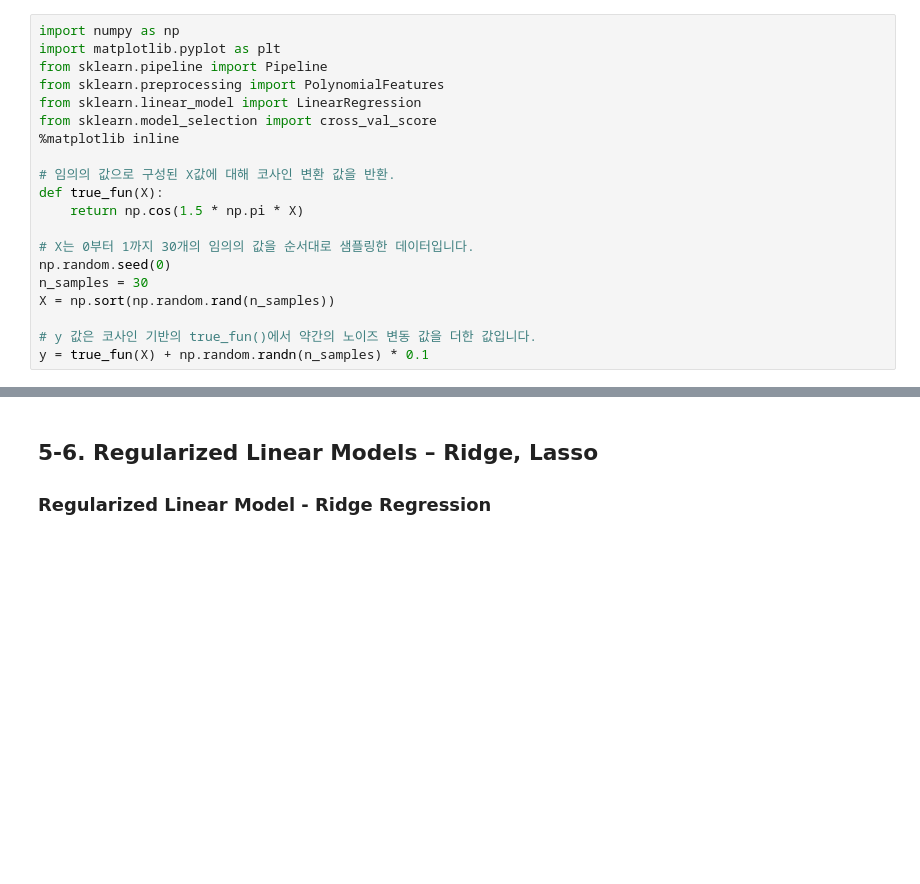
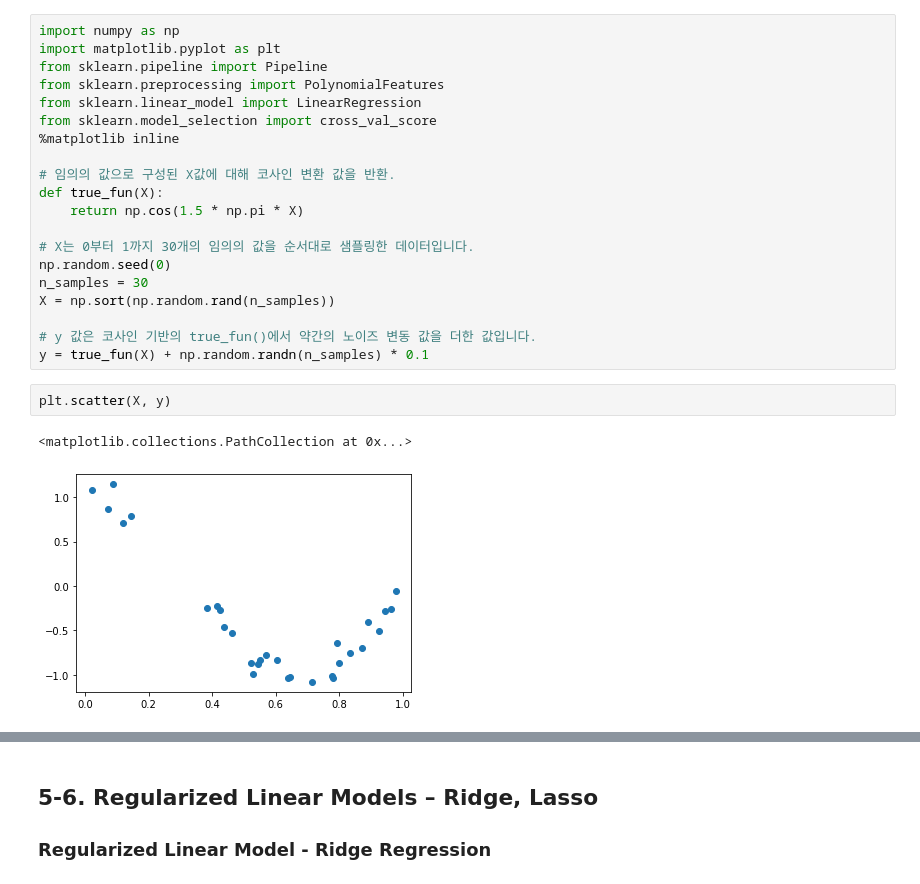
Before and after one commit to ychoi-kr/pymldg-rev, a Jupyter notebook: 5장/5.3_Gradient_Descent_5.4_LinearModel_5.5_Polynomial_5.6_Regularized_model.ipynb, the cells around one changed output, grey strips where cells are left out. Drawn from its saved outputs; the diff is of its cells as text; blank space fills up the shorter version.

```diff
--- a/5장/5.3_Gradient_Descent_5.4_LinearModel_5.5_Polynomial_5.6_Regularized_model.ipynb
+++ b/5장/5.3_Gradient_Descent_5.4_LinearModel_5.5_Polynomial_5.6_Regularized_model.ipynb
@@ -365,6 +377,11 @@ X = np.sort(np.random.rand(n_samples))
 
 # y 값은 코사인 기반의 true_fun()에서 약간의 노이즈 변동 값을 더한 값입니다.
 y = true_fun(X) + np.random.randn(n_samples) * 0.1
+# %%
+plt.scatter(X, y)
+# %% [output]
+<matplotlib.collections.PathCollection at 0x...>
+[figure, added]
 # %%
 plt.figure(figsize=(14, 5))
 degrees = [1, 4, 15]
```
Also changed, not shown: parts of 14 cells of this notebook.
